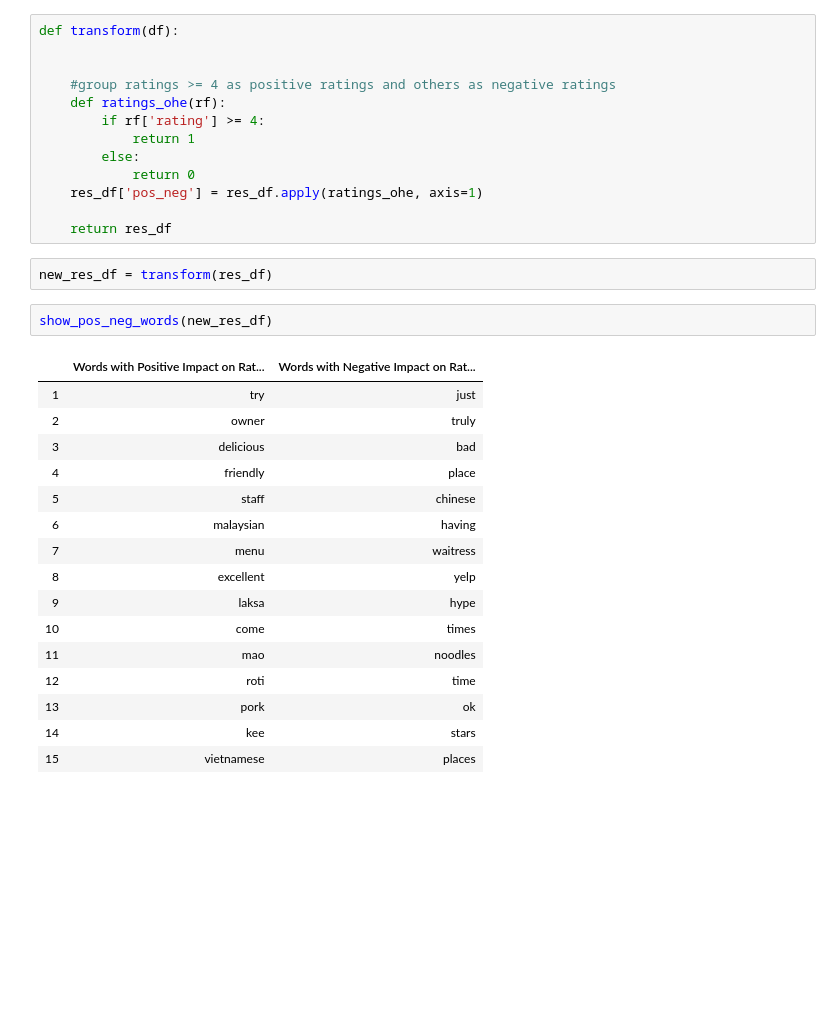
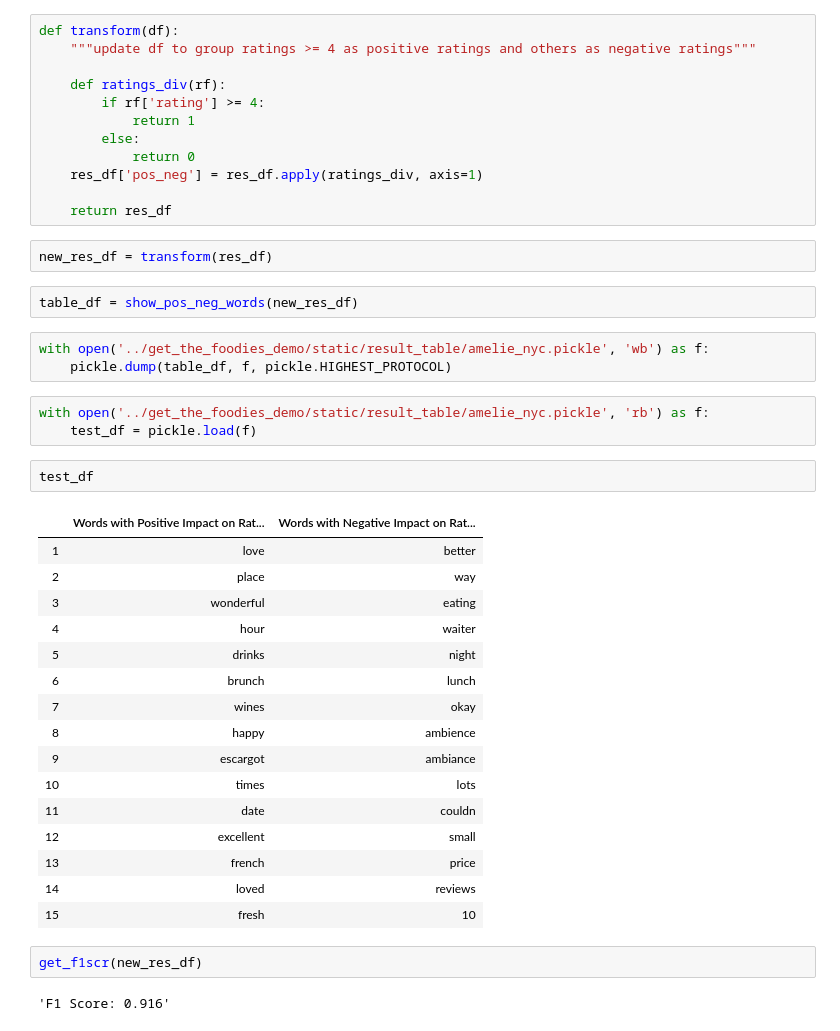
Before and after one commit to ericauuu/get_the_foodies, a Jupyter notebook: get_the_foodies.ipynb, the cells around one changed output. Cells and saved outputs as stored; diff of their text form; blank space fills up the shorter version.

Commit message:
update demo files

```diff
--- a/get_the_foodies.ipynb
+++ b/get_the_foodies.ipynb
@@ -293,35 +294,46 @@ make_pickle(res_df, 'amelie_nyc')
 180 rows × 2 columns
 # %%
 def transform(df):
+    """update df to group ratings >= 4 as positive ratings and others as negative ratings"""
 
-
-    #group ratings >= 4 as positive ratings and others as negative ratings
-    def ratings_ohe(rf):
+    def ratings_div(rf):
         if rf['rating'] >= 4:
             return 1
         else:
             return 0
-    res_df['pos_neg'] = res_df.apply(ratings_ohe, axis=1)
+    res_df['pos_neg'] = res_df.apply(ratings_div, axis=1)
 
     return res_df
 # %%
 new_res_df = transform(res_df)
+# %%
+table_df = show_pos_neg_words(new_res_df)
+# %%
+with open('../get_the_foodies_demo/static/result_table/amelie_nyc.pickle', 'wb') as f:
+    pickle.dump(table_df, f, pickle.HIGHEST_PROTOCOL)
+# %%
+with open('../get_the_foodies_demo/static/result_table/amelie_nyc.pickle', 'rb') as f:
+    test_df = pickle.load(f)
+# %%
+test_df
+# %% [output]
+|  | Words with Positive Impact on Rat... | Words with Negative Impact on Rat... |
+| 1 | love | better |
+| 2 | place | way |
+| 3 | wonderful | eating |
+| 4 | hour | waiter |
+| 5 | drinks | night |
+| 6 | brunch | lunch |
+| 7 | wines | okay |
+| 8 | happy | ambience |
+| 9 | escargot | ambiance |
+| 10 | times | lots |
+| 11 | date | couldn |
+| 12 | excellent | small |
+| 13 | french | price |
+| 14 | loved | reviews |
+| 15 | fresh | 10 |
 # %%
-show_pos_neg_words(new_res_df)
+get_f1scr(new_res_df)
 # %% [output]
-|  | Words with Positive Impact on Rat... | Words with Negative Impact on Rat... |
-| 1 | try | just |
-| 2 | owner | truly |
-| 3 | delicious | bad |
-| 4 | friendly | place |
-| 5 | staff | chinese |
-| 6 | malaysian | having |
-| 7 | menu | waitress |
-| 8 | excellent | yelp |
-| 9 | laksa | hype |
-| 10 | come | times |
-| 11 | mao | noodles |
-| 12 | roti | time |
-| 13 | pork | ok |
-| 14 | kee | stars |
-| 15 | vietnamese | places |
+'F1 Score: 0.916'
```
Also changed, not shown: parts of 3 cells of this notebook, 7 other files.
